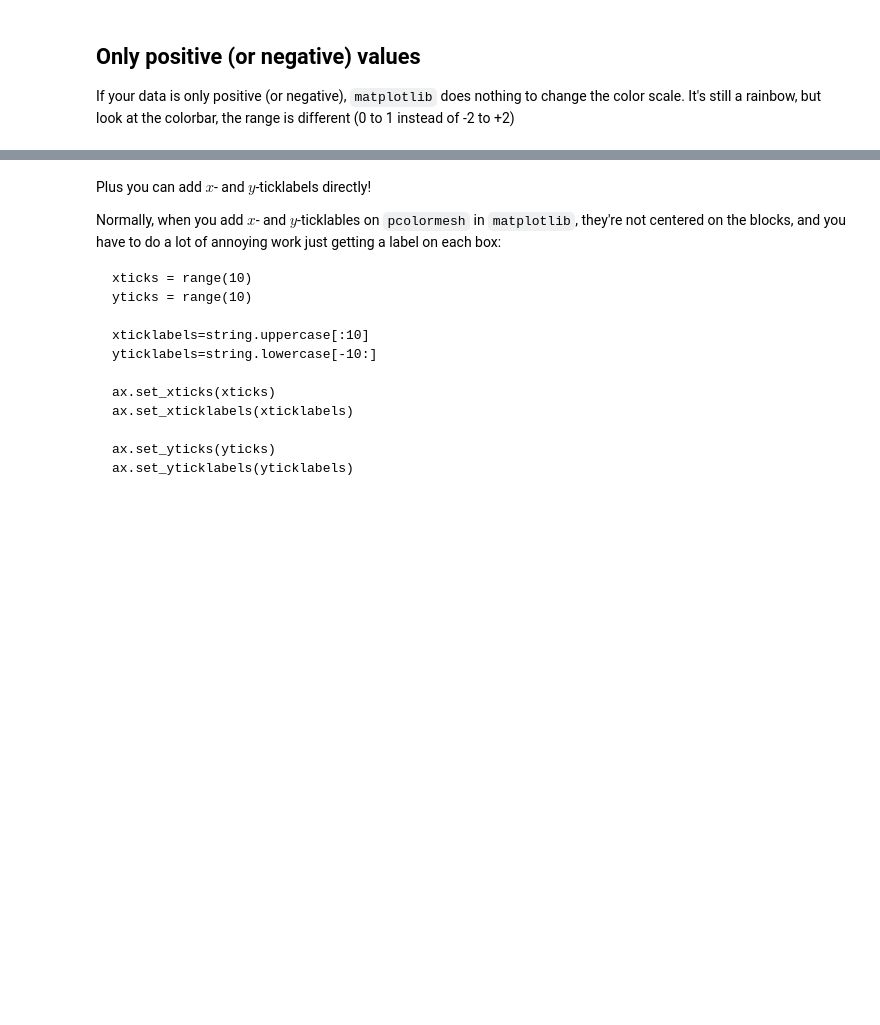
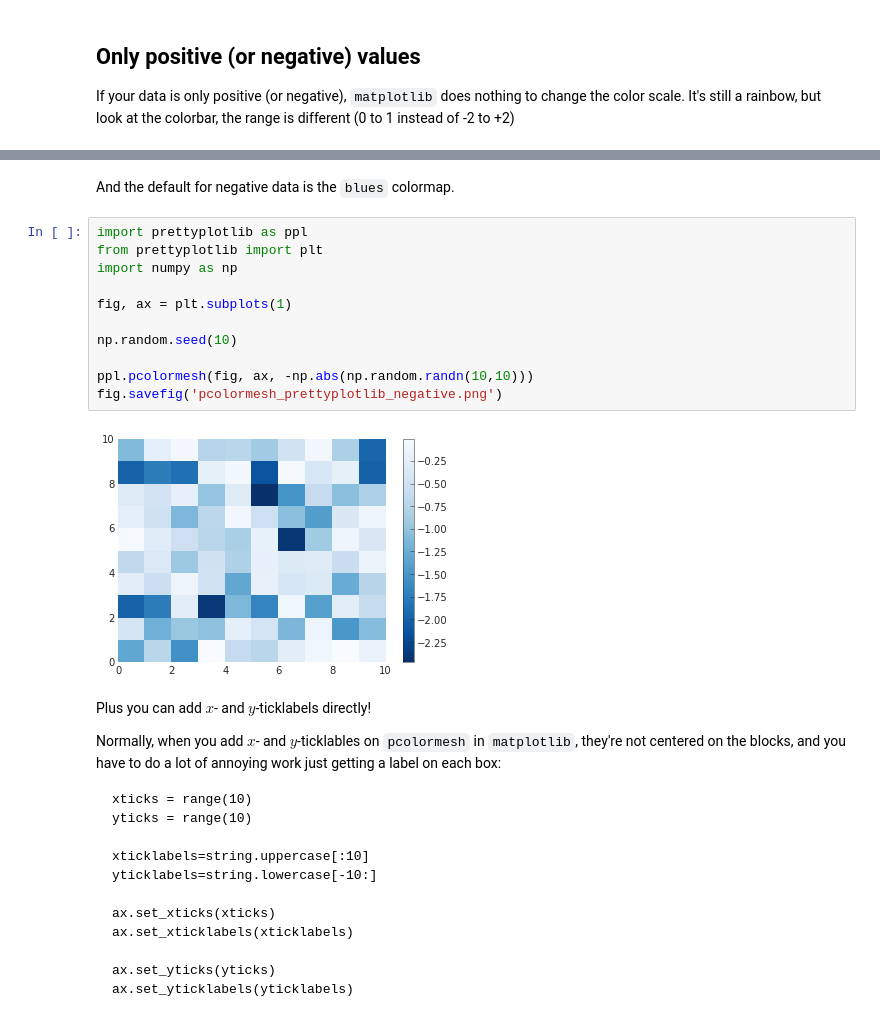
Before and after one commit to olgabot/prettyplotlib, a Jupyter notebook: examples/pcolormesh.ipynb, the cells around one changed output, grey strips where cells are left out. Drawn from its saved outputs; the diff is of its cells as text; blank space fills up the shorter version.

```diff
--- a/examples/pcolormesh.ipynb
+++ b/examples/pcolormesh.ipynb
@@ -78,3 +74,18 @@ fig.savefig('pcolormesh_prettyplotlib_positive.png')
+# %% [markdown]
+And the default for negative data is the `blues` colormap.
+# %%
+import prettyplotlib as ppl
+from prettyplotlib import plt
+import numpy as np
+
+fig, ax = plt.subplots(1)
+
+np.random.seed(10)
+
+ppl.pcolormesh(fig, ax, -np.abs(np.random.randn(10,10)))
+fig.savefig('pcolormesh_prettyplotlib_negative.png')
+# %% [output]
+[figure, added]
 # %% [markdown]
 Plus you can add $x$- and $y$-ticklabels directly!
 
```
Also changed, not shown: parts of 12 cells of this notebook, 10 other files.
